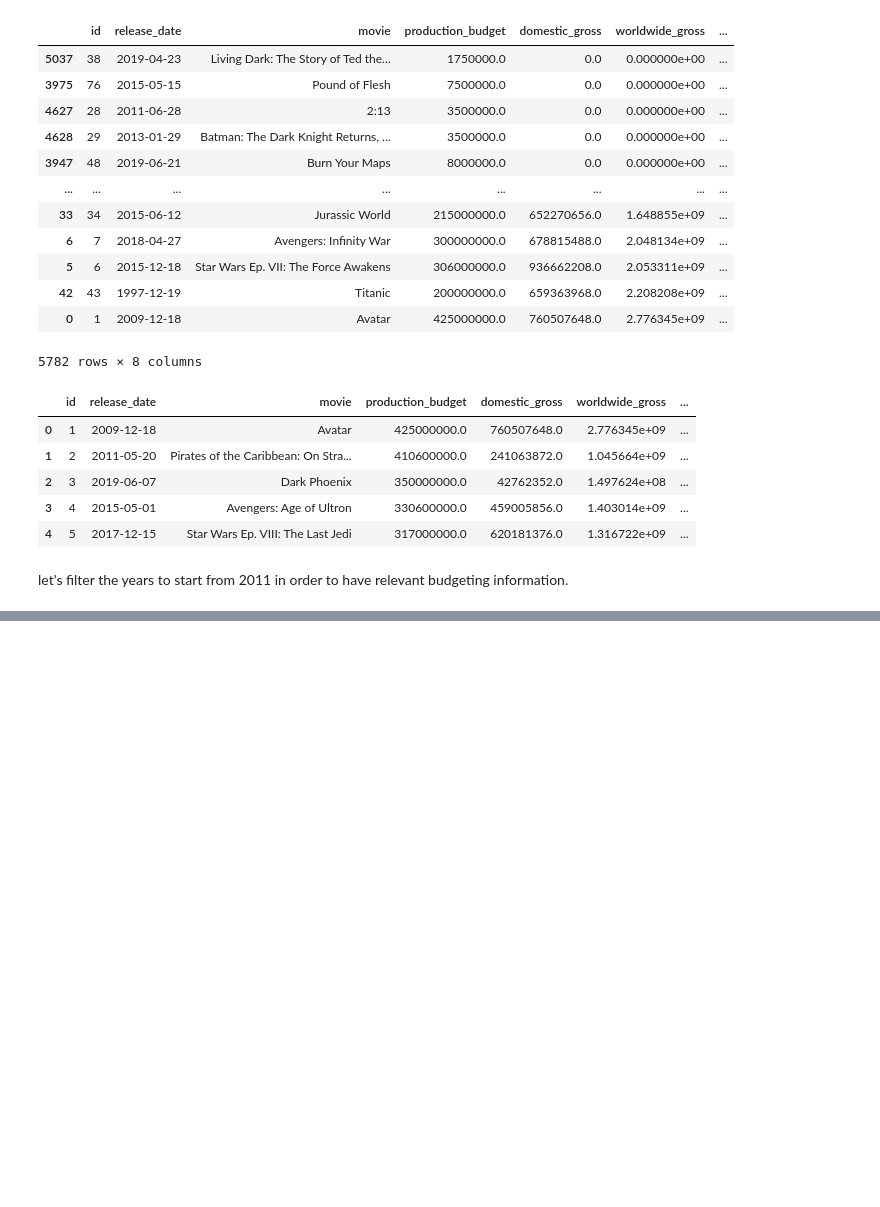
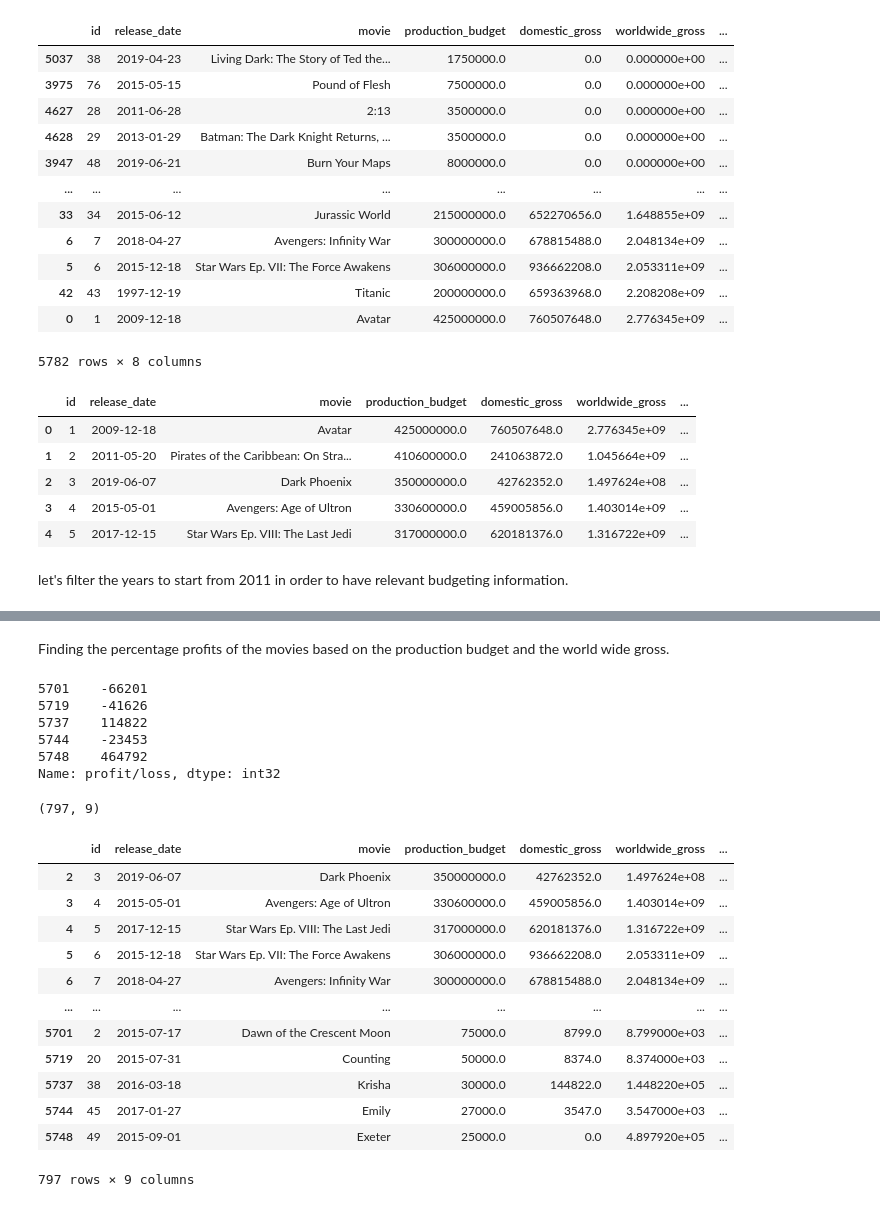
Before and after one commit to Terry1506/dsc-phase-1-project-v2-4, a Jupyter notebook: student.ipynb, the cells around one changed output, grey strips where cells are left out. Saved outputs shown, nothing was run; the diff lists cells and outputs as text; code cells hidden in the pictures; blank space fills up the shorter version.

Commit message:
shape

```diff
--- a/student.ipynb
+++ b/student.ipynb
@@ -183,3 +183,8 @@ let's filter the years to start from 2011 in order to have relevant budgeting in
 # %%
 #convert from object to string
 movie_budget['year'] = movie_budget['year'].astype(int)
+# %%
+#drop rows which are not between the years 2015 and 2022
+drop_=  movie_budget[(movie_budget['year'] <= 2014)]
+movie_budget.drop(drop_.index, axis=0, inplace=True)
+movie_budget.info()
@@ -185,0 +228,33 @@ movie_budget['year'] = movie_budget['year'].astype(int)
+# %% [markdown]
+ Finding the percentage profits of the movies based on the production budget and the world wide gross.
+# %%
+movie_budget['profit/loss'] = (movie_budget['worldwide_gross'] - movie_budget['production_budget'])
+movie_budget['profit/loss'] = movie_budget['profit/loss'].astype(int)
+movie_budget['profit/loss'].tail()
+# %% [output]
+5701    -66201
+5719    -41626
+5737    114822
+5744    -23453
+5748    464792
+Name: profit/loss, dtype: int32
+# %%
+movie_budget.shape
+# %% [output]
+(797, 9)
+# %%
+movie_budget
+# %% [output]
+|  | id | release_date | movie | production_budget | domestic_gross | worldwide_gross | ... |
+| 2 | 3 | 2019-06-07 | Dark Phoenix | 350000000.0 | 42762352.0 | 1.497624e+08 | ... |
+| 3 | 4 | 2015-05-01 | Avengers: Age of Ultron | 330600000.0 | 459005856.0 | 1.403014e+09 | ... |
+| 4 | 5 | 2017-12-15 | Star Wars Ep. VIII: The Last Jedi | 317000000.0 | 620181376.0 | 1.316722e+09 | ... |
+| 5 | 6 | 2015-12-18 | Star Wars Ep. VII: The Force Awakens | 306000000.0 | 936662208.0 | 2.053311e+09 | ... |
+| 6 | 7 | 2018-04-27 | Avengers: Infinity War | 300000000.0 | 678815488.0 | 2.048134e+09 | ... |
+| ... | ... | ... | ... | ... | ... | ... | ... |
+| 5701 | 2 | 2015-07-17 | Dawn of the Crescent Moon | 75000.0 | 8799.0 | 8.799000e+03 | ... |
+| 5719 | 20 | 2015-07-31 | Counting | 50000.0 | 8374.0 | 8.374000e+03 | ... |
+| 5737 | 38 | 2016-03-18 | Krisha | 30000.0 | 144822.0 | 1.448220e+05 | ... |
+| 5744 | 45 | 2017-01-27 | Emily | 27000.0 | 3547.0 | 3.547000e+03 | ... |
+| 5748 | 49 | 2015-09-01 | Exeter | 25000.0 | 0.0 | 4.897920e+05 | ... |
+797 rows × 9 columns
```
Also changed, not shown: parts of 12 cells of this notebook.
